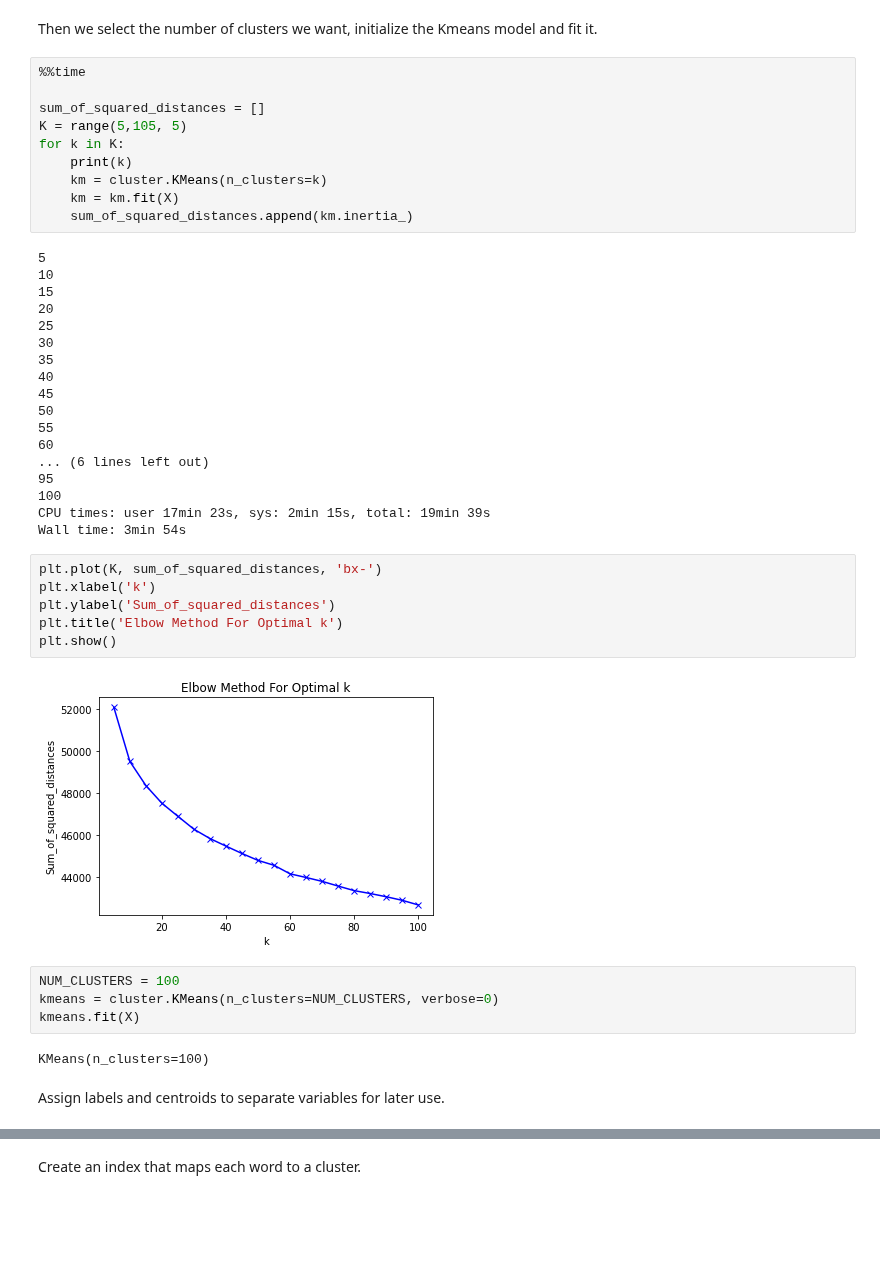
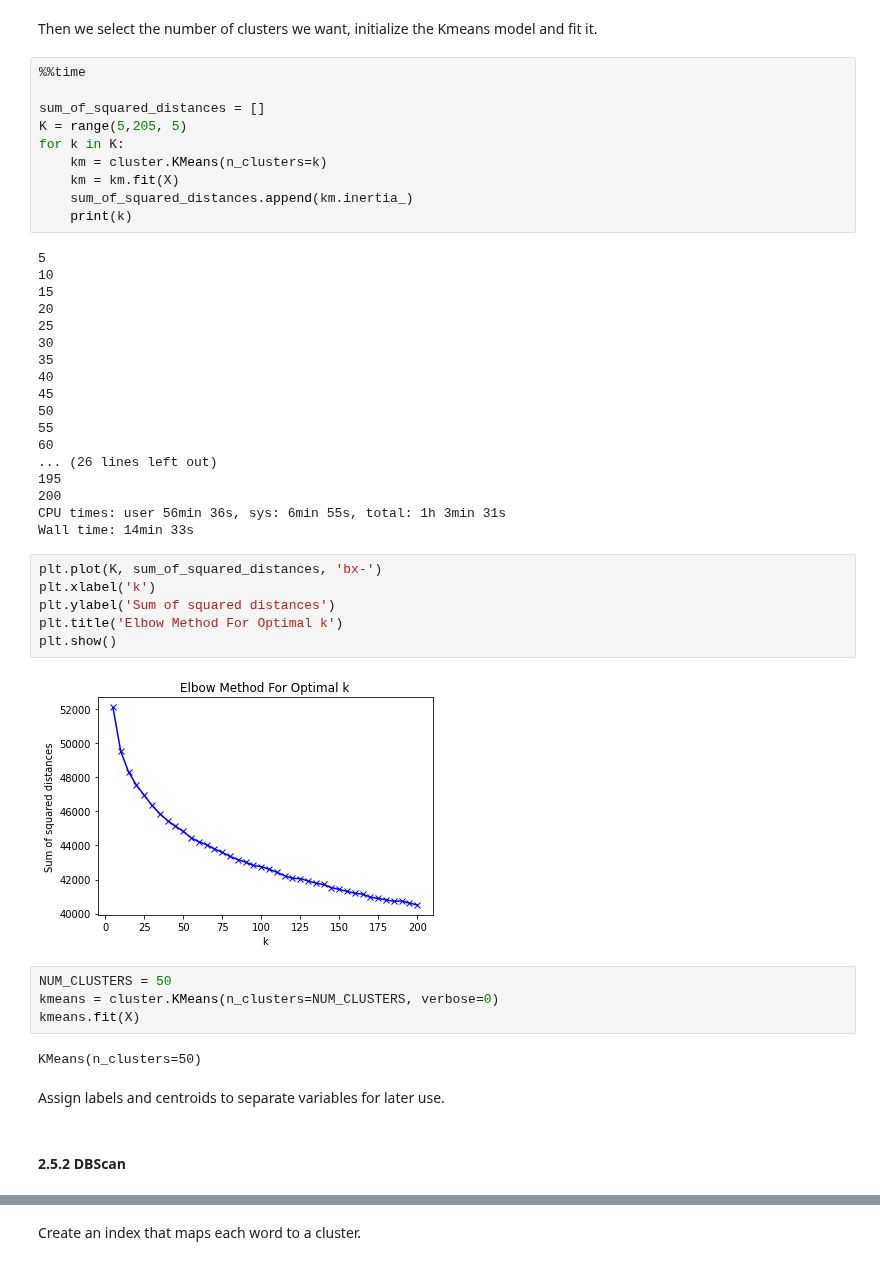
Before and after one commit to maybemkl/wmdecompose, a Jupyter notebook: notebooks/IMDB_example.ipynb, the cells around one changed output, grey strips where cells are left out. Saved outputs shown, nothing was run; the diff lists cells and outputs as text; blank space fills up the shorter version.

```diff
--- a/notebooks/IMDB_example.ipynb
+++ b/notebooks/IMDB_example.ipynb
@@ -228,12 +231,12 @@ Then we select the number of clusters we want, initialize the Kmeans model and f
 %%time
 
 sum_of_squared_distances = []
-K = range(5,105, 5)
+K = range(5,205, 5)
 for k in K:
-    print(k)
     km = cluster.KMeans(n_clusters=k)
     km = km.fit(X)
     sum_of_squared_distances.append(km.inertia_)
+    print(k)
 # %% [output]
 5
 10
@@ -247,24 +250,26 @@ for k in K:
 50
 55
 60
-... (6 lines left out)
-95
-100
-CPU times: user 17min 23s, sys: 2min 15s, total: 19min 39s
-Wall time: 3min 54s
+... (26 lines left out)
+195
+200
+CPU times: user 56min 36s, sys: 6min 55s, total: 1h 3min 31s
+Wall time: 14min 33s
 # %%
 plt.plot(K, sum_of_squared_distances, 'bx-')
 plt.xlabel('k')
-plt.ylabel('Sum_of_squared_distances')
+plt.ylabel('Sum of squared distances')
 plt.title('Elbow Method For Optimal k')
 plt.show()
 # %% [output]
-[figure, old version]
+[figure, new version]
 # %%
-NUM_CLUSTERS = 100
+NUM_CLUSTERS = 50
 kmeans = cluster.KMeans(n_clusters=NUM_CLUSTERS, verbose=0)
 kmeans.fit(X)
 # %% [output]
-KMeans(n_clusters=100)
+KMeans(n_clusters=50)
 # %% [markdown]
 Assign labels and centroids to separate variables for later use.
+# %% [markdown]
+#### 2.5.2 DBScan
```
Also changed, not shown: parts of 16 cells of this notebook.
